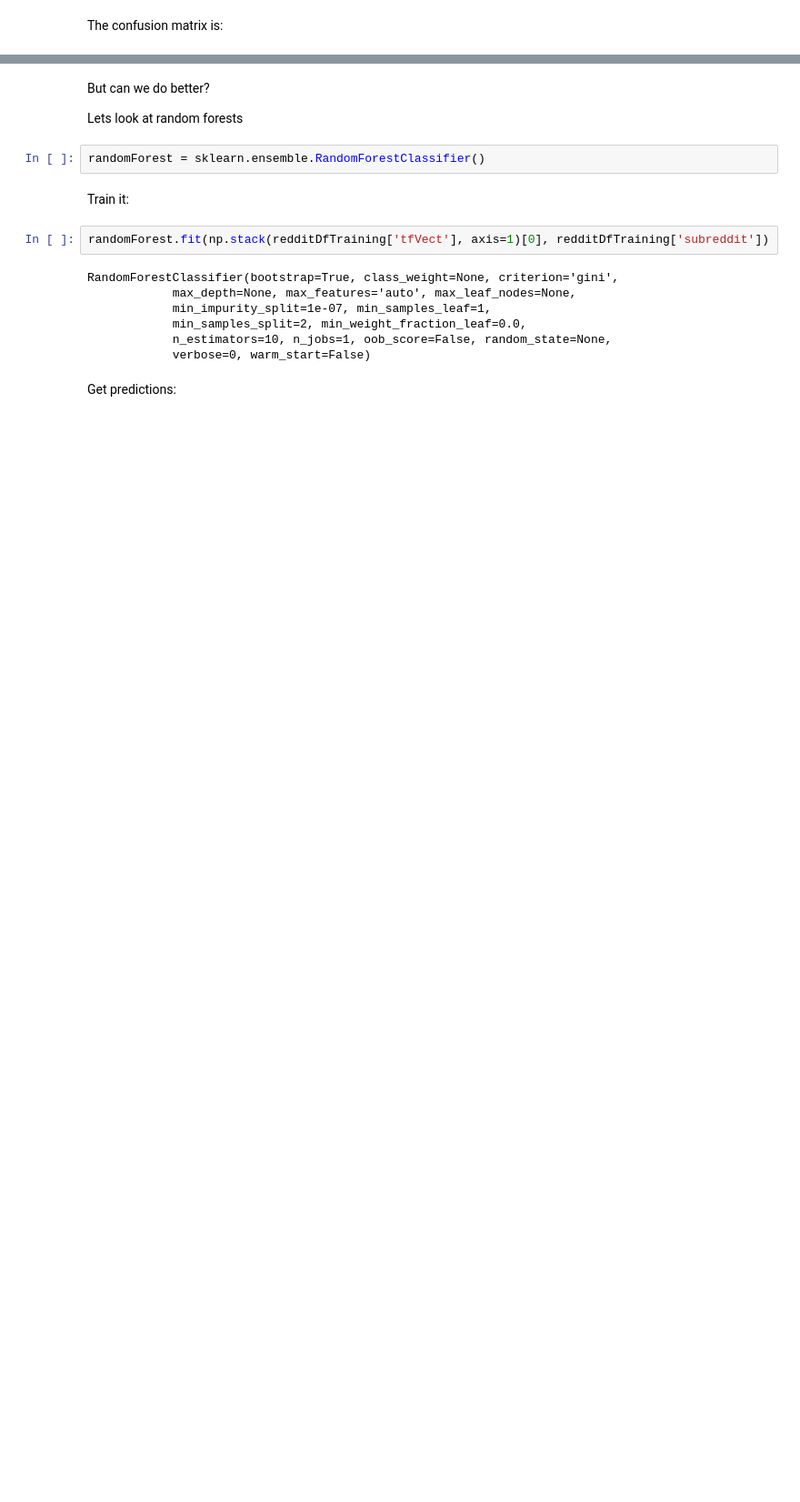
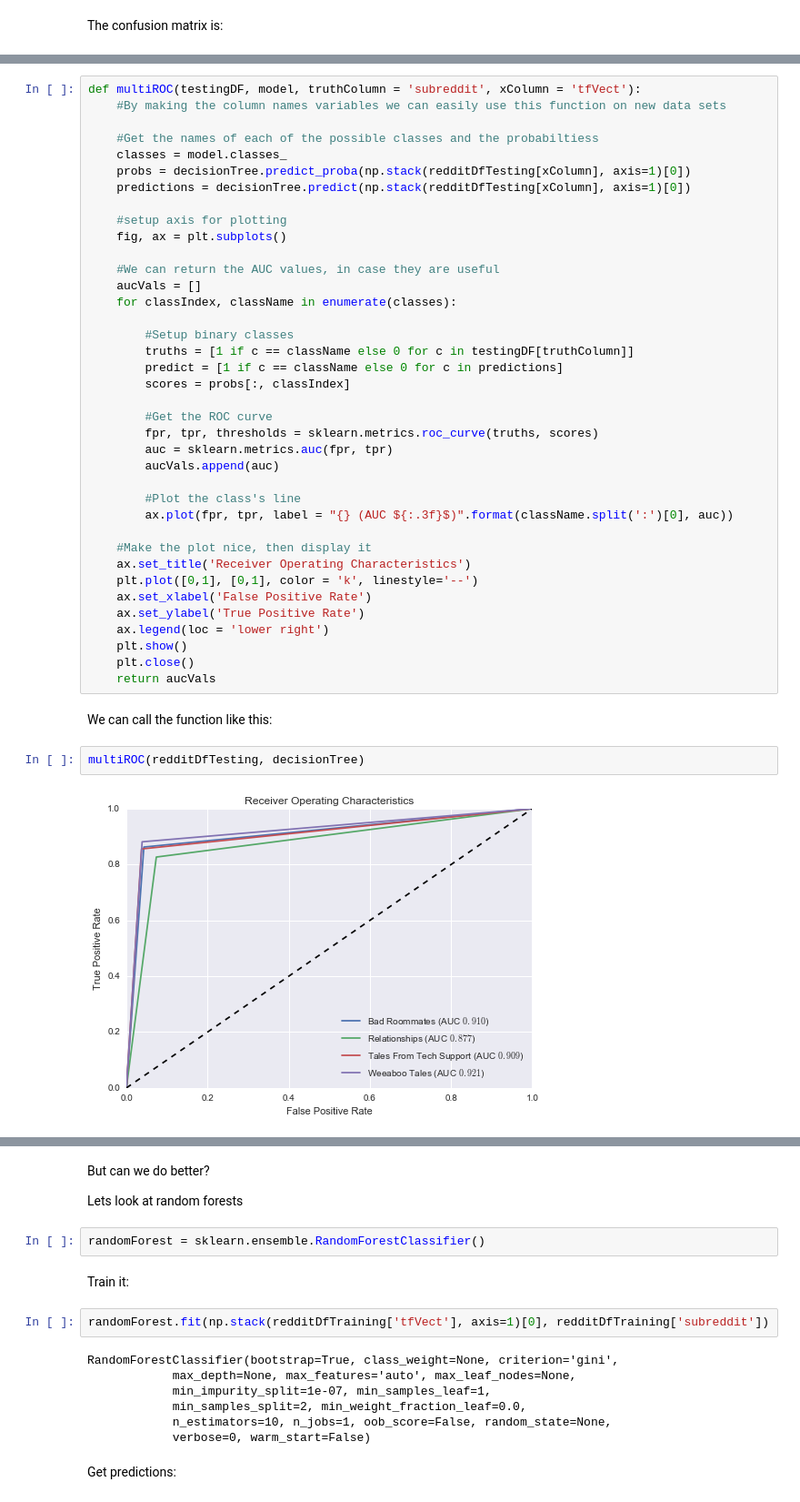
Before and after one commit to KnowledgeLab/augmentedintelligence, a Jupyter notebook: Lesson-1/1-intro.ipynb, the cells around one changed output, grey strips where cells are left out. Shown at 91% size. Drawn from its saved outputs; the diff is of its cells as text; blank space fills up the shorter version.

Commit message:
Added ROC curves

```diff
--- a/Lesson-1/1-intro.ipynb
+++ b/Lesson-1/1-intro.ipynb
@@ -910,0 +906,44 @@ plt.show()
+# %%
+def multiROC(testingDF, model, truthColumn = 'subreddit', xColumn = 'tfVect'):
+    #By making the column names variables we can easily use this function on new data sets
+
+    #Get the names of each of the possible classes and the probabiltiess
+    classes = model.classes_
+    probs = decisionTree.predict_proba(np.stack(redditDfTesting[xColumn], axis=1)[0])
+    predictions = decisionTree.predict(np.stack(redditDfTesting[xColumn], axis=1)[0])
+
+    #setup axis for plotting
+    fig, ax = plt.subplots()
+
+    #We can return the AUC values, in case they are useful
+    aucVals = []
+    for classIndex, className in enumerate(classes):
+
+        #Setup binary classes
+        truths = [1 if c == className else 0 for c in testingDF[truthColumn]]
+        predict = [1 if c == className else 0 for c in predictions]
+        scores = probs[:, classIndex]
+
+        #Get the ROC curve
+        fpr, tpr, thresholds = sklearn.metrics.roc_curve(truths, scores)
+        auc = sklearn.metrics.auc(fpr, tpr)
+        aucVals.append(auc)
+
+        #Plot the class's line
+        ax.plot(fpr, tpr, label = "{} (AUC ${:.3f}$)".format(className.split(':')[0], auc))
+
+    #Make the plot nice, then display it
+    ax.set_title('Receiver Operating Characteristics')
+    plt.plot([0,1], [0,1], color = 'k', linestyle='--')
+    ax.set_xlabel('False Positive Rate')
+    ax.set_ylabel('True Positive Rate')
+    ax.legend(loc = 'lower right')
+    plt.show()
+    plt.close()
+    return aucVals
+# %% [markdown]
+We can call the function like this:
+# %%
+multiROC(redditDfTesting, decisionTree)
+# %% [output]
+[figure, added]
```
Also changed, not shown: parts of 25 cells of this notebook.
